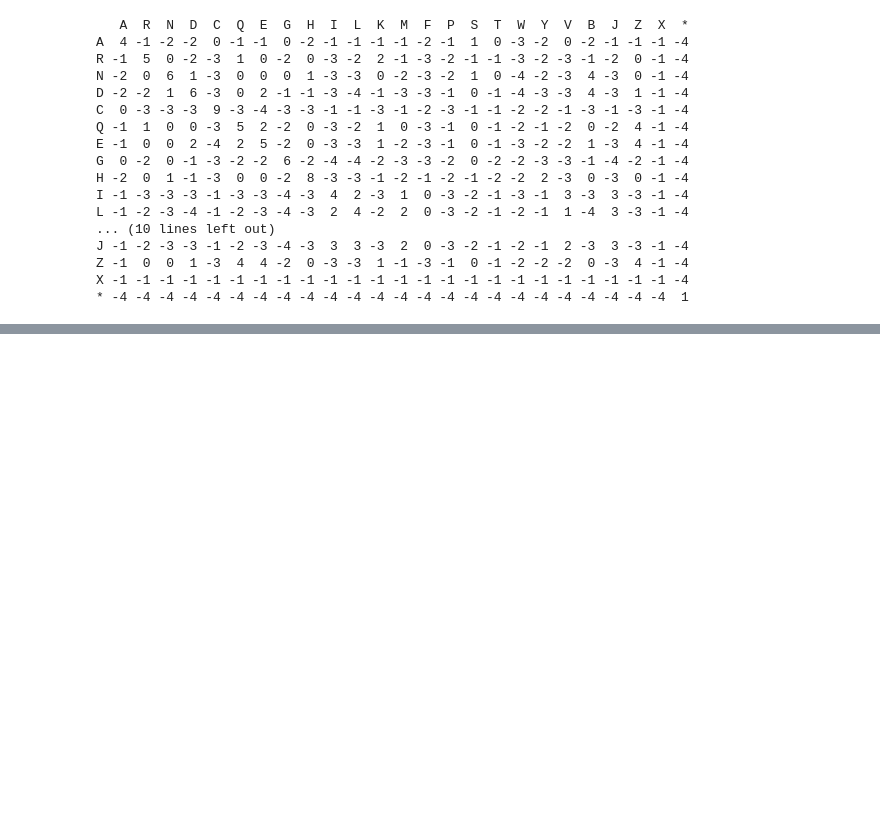
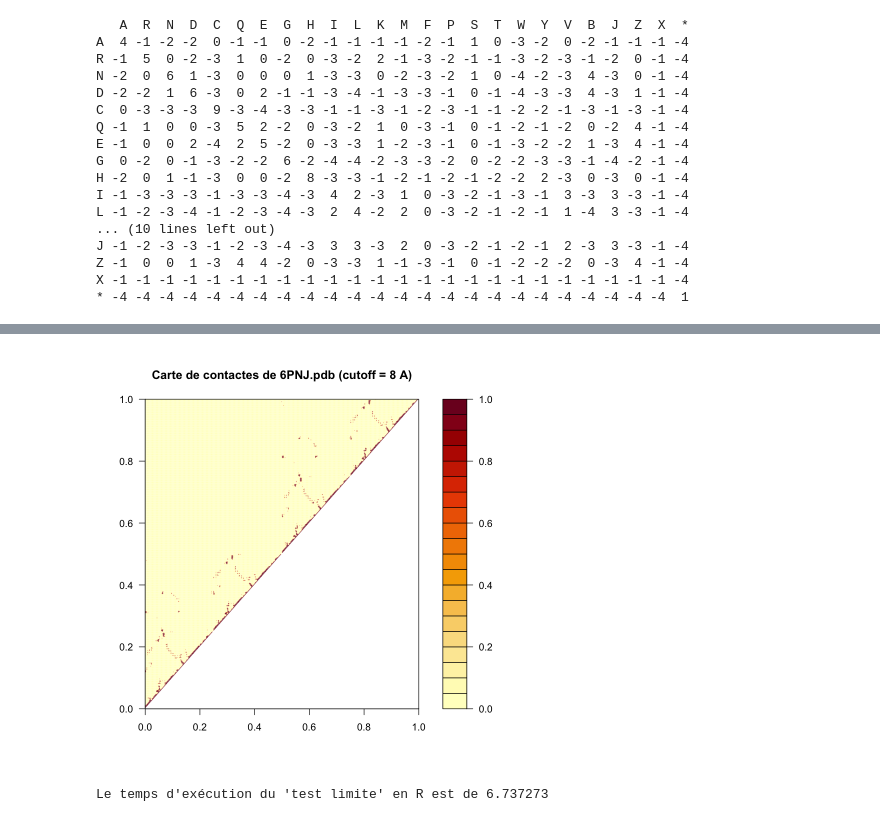
Before and after one commit to AudreyyFortune/Julia_projet, a Jupyter notebook: projet_long_R.ipynb, the cells around one changed output, grey strips where cells are left out. Drawn from its saved outputs; the diff is of its cells as text; code cells hidden in the pictures; blank space fills up the shorter version.

```diff
--- a/projet_long_R.ipynb
+++ b/projet_long_R.ipynb
@@ -288,0 +291,14 @@ Time difference of 8.151504 mins
+# %%
+contacts <- dm(prot_file, inds = "calpha")
+
+cutoff = 8.0 # On choisi un cutoff < 8 Angström
+filled.contour(contacts < cutoff, plot.title = title(main = "Carte de contactes de 6PNJ.pdb (cutoff = 8 A)"), fontsize = 16, fontweight = "bold")
+# %% [output]
+[figure, added]
+# %%
+########### ~~~~~~~~~~~~~~~~~~~~~###########
+end_time <- Sys.time()
+cat ("Le temps d'exécution du 'test limite' en R est de", difftime(end_time, start_time))
+########### ~~~~~~~~~~~~~~~~~~~~~###########
+# %% [output]
+Le temps d'exécution du 'test limite' en R est de 6.737273
```
Also changed, not shown: parts of 52 cells of this notebook.
